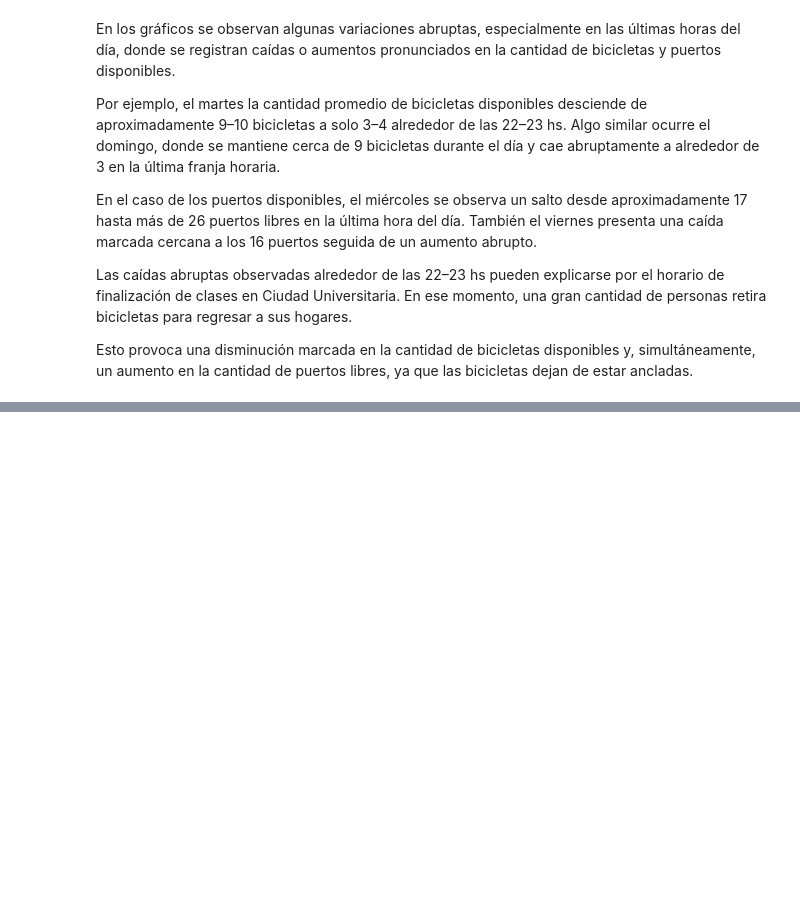
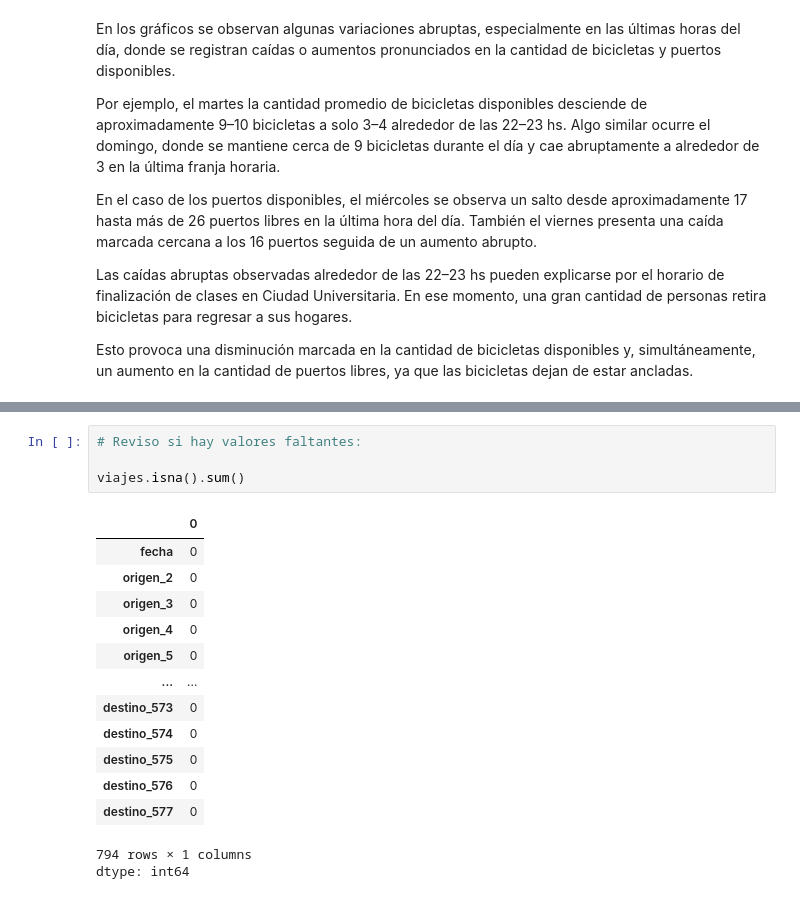
Before and after one commit to davidpalacio1/TP-1-LDD, a Jupyter notebook: TP_bicis.ipynb, the cells around one changed output, grey strips where cells are left out. Drawn from its saved outputs; the diff is of its cells as text; blank space fills up the shorter version.

```diff
--- a/TP_bicis.ipynb
+++ b/TP_bicis.ipynb
@@ -476,0 +509,19 @@ libres, ya que las bicicletas dejan de estar ancladas.
+# %%
+# Reviso si hay valores faltantes:
+
+viajes.isna().sum()
+# %% [output]
+|  | 0 |
+| fecha | 0 |
+| origen_2 | 0 |
+| origen_3 | 0 |
+| origen_4 | 0 |
+| origen_5 | 0 |
+| ... | ... |
+| destino_573 | 0 |
+| destino_574 | 0 |
+| destino_575 | 0 |
+| destino_576 | 0 |
+| destino_577 | 0 |
+794 rows × 1 columns
+dtype: int64
```
Also changed, not shown: parts of 9 cells of this notebook.
